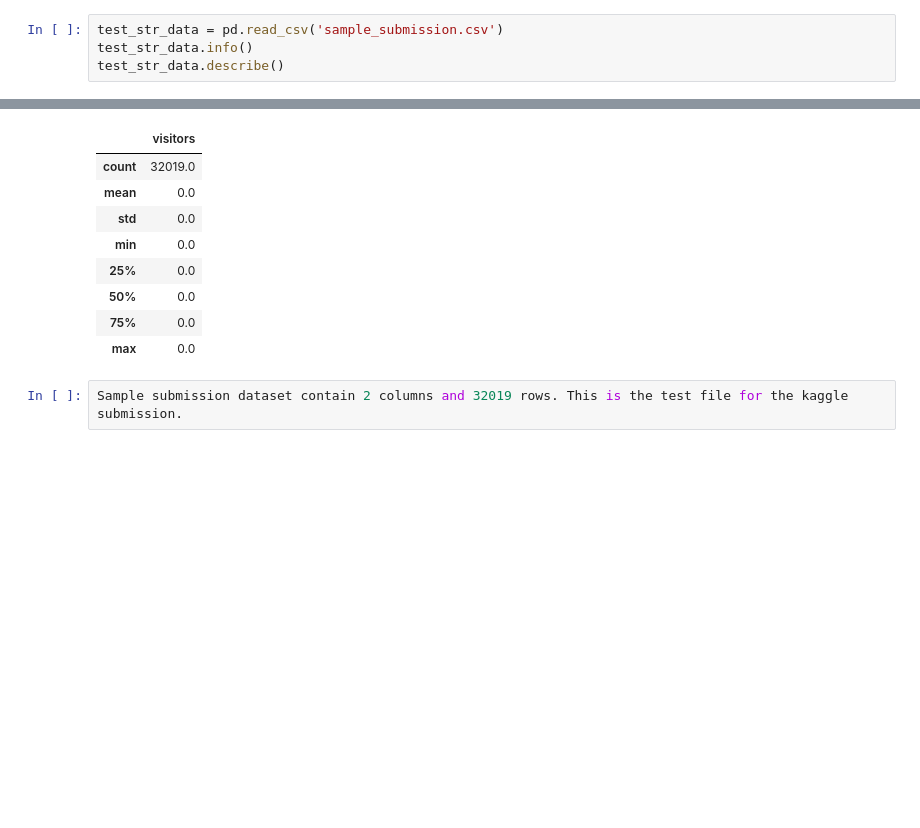
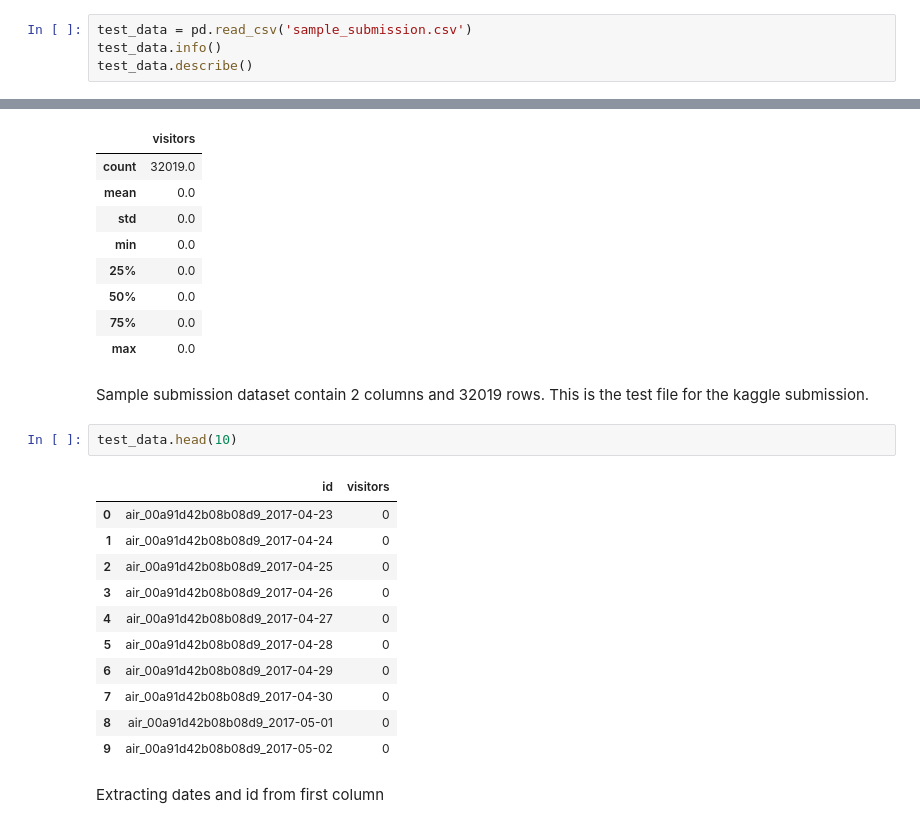
Before and after one commit to andyOR/Kaggle-Competitions, a Jupyter notebook: Recruit Restaurant Visitor Forecasting.ipynb, the cells around one changed output, grey strips where cells are left out. Drawn from its saved outputs; the diff is of its cells as text; blank space fills up the shorter version.

```diff
--- a/Recruit Restaurant Visitor Forecasting.ipynb
+++ b/Recruit Restaurant Visitor Forecasting.ipynb
@@ -364,9 +399,9 @@ memory usage: 2.4+ KB
 The store relation dataset contains 2 columns with 150 columns with no missing values. It contains the connection of
 air store id with hpg id.
 # %%
-test_str_data = pd.read_csv('sample_submission.csv')
-test_str_data.info()
-test_str_data.describe()
+test_data = pd.read_csv('sample_submission.csv')
+test_data.info()
+test_data.describe()
 # %% [output]
 <class 'pandas.core.frame.DataFrame'>
 RangeIndex: 32019 entries, 0 to 32018
@@ -384,5 +419,21 @@ memory usage: 500.4+ KB
 | 50% | 0.0 |
 | 75% | 0.0 |
 | max | 0.0 |
-# %%
-Sample submission dataset contain 2 columns and 32019 rows. This is the test file for the kaggle submission.
+# %% [markdown]
+Sample submission dataset contain 2 columns and 32019 rows. This is the test file for the kaggle submission.
+# %%
+test_data.head(10)
+# %% [output]
+|  | id | visitors |
+| 0 | air_00a91d42b08b08d9_2017-04-23 | 0 |
+| 1 | air_00a91d42b08b08d9_2017-04-24 | 0 |
+| 2 | air_00a91d42b08b08d9_2017-04-25 | 0 |
+| 3 | air_00a91d42b08b08d9_2017-04-26 | 0 |
+| 4 | air_00a91d42b08b08d9_2017-04-27 | 0 |
+| 5 | air_00a91d42b08b08d9_2017-04-28 | 0 |
+| 6 | air_00a91d42b08b08d9_2017-04-29 | 0 |
+| 7 | air_00a91d42b08b08d9_2017-04-30 | 0 |
+| 8 | air_00a91d42b08b08d9_2017-05-01 | 0 |
+| 9 | air_00a91d42b08b08d9_2017-05-02 | 0 |
+# %% [markdown]
+Extracting dates and id from first column
```
Also changed, not shown: parts of 15 cells of this notebook, 1 other file.
